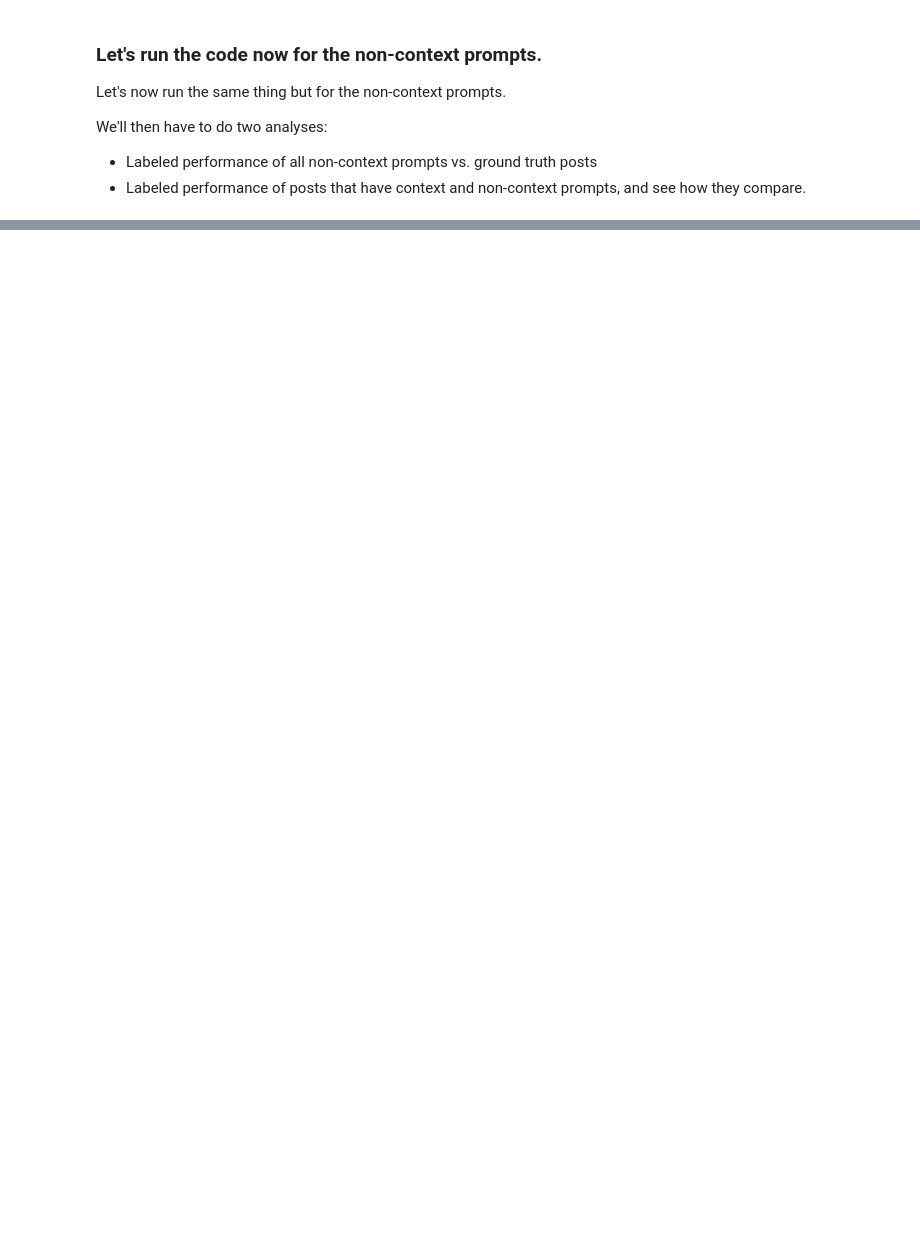
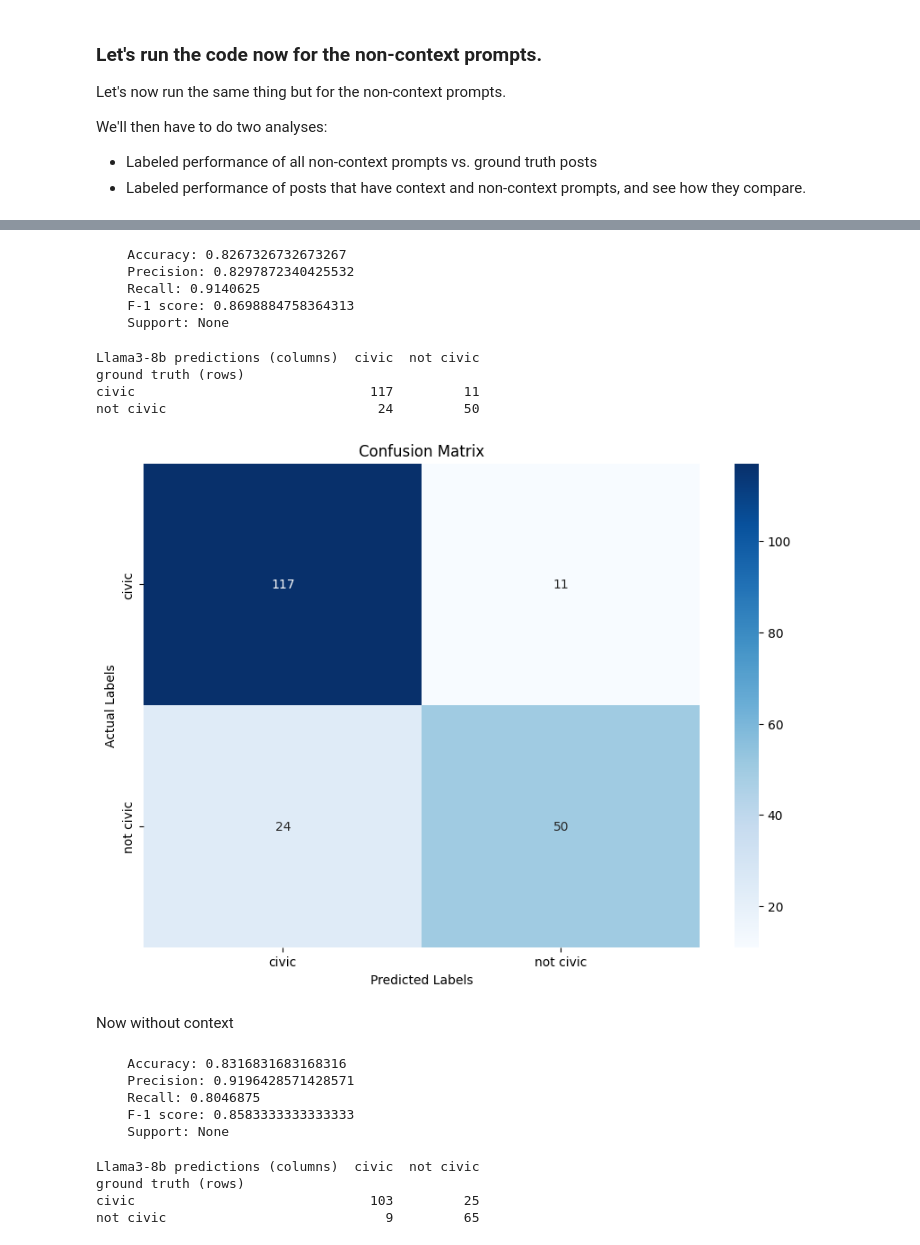
Before and after one commit to METResearchGroup/bluesky-research, a Jupyter notebook: demos/groq_llama3_labeling/llama3_8b.ipynb, the cells around one changed output, grey strips where cells are left out. Cells and saved outputs as stored; diff of their text form; code cells hidden in the pictures; blank space fills up the shorter version.

Commit message:
demo: finish llama3-8b labeling

```diff
--- a/demos/groq_llama3_labeling/llama3_8b.ipynb
+++ b/demos/groq_llama3_labeling/llama3_8b.ipynb
@@ -429,0 +970,6 @@ loaded_labels_with_links_and_context_prompts[example_link]
+# %%
+links_only_once = link_counts[link_counts == 1].index
+# %%
+filtered_df = joined_llama3_8b_posts_available_context_results[
+    ~joined_llama3_8b_posts_available_context_results['link'].isin(links_only_once)
+]
@@ -429,0 +986,2 @@ loaded_labels_with_links_and_context_prompts[example_link]
+# %%
+joined_llama3_8b_posts_available_context_results = filtered_df
@@ -429,0 +1050,32 @@ loaded_labels_with_links_and_context_prompts[example_link]
+# %%
+print(f"""
+    Accuracy: {llama3_8b_yes_context_accuracy}
+    Precision: {llama3_8b_yes_context_civic_precision}
+    Recall: {llama3_8b_yes_context_civic_recall}
+    F-1 score: {llama3_8b_yes_context_civic_fbeta_score}
+    Support: {llama3_8b_yes_context_civic_support}
+""")
+# %% [output]
+    Accuracy: 0.8267326732673267
+    Precision: 0.8297872340425532
+    Recall: 0.9140625
+    F-1 score: 0.8698884758364313
+    Support: None
+# %%
+llama3_8b_yes_context_confusion_matrix = pd.crosstab(
+    joined_llama3_8b_posts_available_context_results[
+        joined_llama3_8b_posts_available_context_results["has_context"]
+    ]["civic_hand_label"].tolist(),
+    joined_llama3_8b_posts_available_context_results[
+        joined_llama3_8b_posts_available_context_results["has_context"]
+    ]["civic_label"].tolist(),
+    rownames=['ground truth (rows)'],
+    colnames=['Llama3-8b predictions (columns)']
+)
+# %%
+print(llama3_8b_yes_context_confusion_matrix)
+# %% [output]
+Llama3-8b predictions (columns)  civic  not civic
+ground truth (rows)
+civic                              117         11
+not civic                           24         50
@@ -429,0 +1085,11 @@ loaded_labels_with_links_and_context_prompts[example_link]
+# %%
+plt.figure(figsize=(10, 7))
+sns.heatmap(llama3_8b_yes_context_confusion_matrix, annot=True, fmt='d', cmap='Blues')
+plt.title('Confusion Matrix')
+plt.ylabel('Actual Labels')
+plt.xlabel('Predicted Labels')
+plt.show()
+# %% [output]
+[figure, added]
+# %% [markdown]
+Now without context
@@ -429,0 +1140,14 @@ loaded_labels_with_links_and_context_prompts[example_link]
+# %%
+print(f"""
+    Accuracy: {llama3_8b_no_context_accuracy}
+    Precision: {llama3_8b_no_context_civic_precision}
+    Recall: {llama3_8b_no_context_civic_recall}
+    F-1 score: {llama3_8b_no_context_civic_fbeta_score}
+    Support: {llama3_8b_no_context_civic_support}
+""")
+# %% [output]
+    Accuracy: 0.8316831683168316
+    Precision: 0.9196428571428571
+    Recall: 0.8046875
+    F-1 score: 0.8583333333333333
+    Support: None
@@ -429,0 +1165,8 @@ loaded_labels_with_links_and_context_prompts[example_link]
+# %%
+# result looked cached, 105 should be 103
+print(llama3_8b_no_context_confusion_matrix)
+# %% [output]
+Llama3-8b predictions (columns)  civic  not civic
+ground truth (rows)
+civic                              103         25
+not civic                            9         65
```
Also changed, not shown: parts of 117 cells of this notebook, 5 other files.
